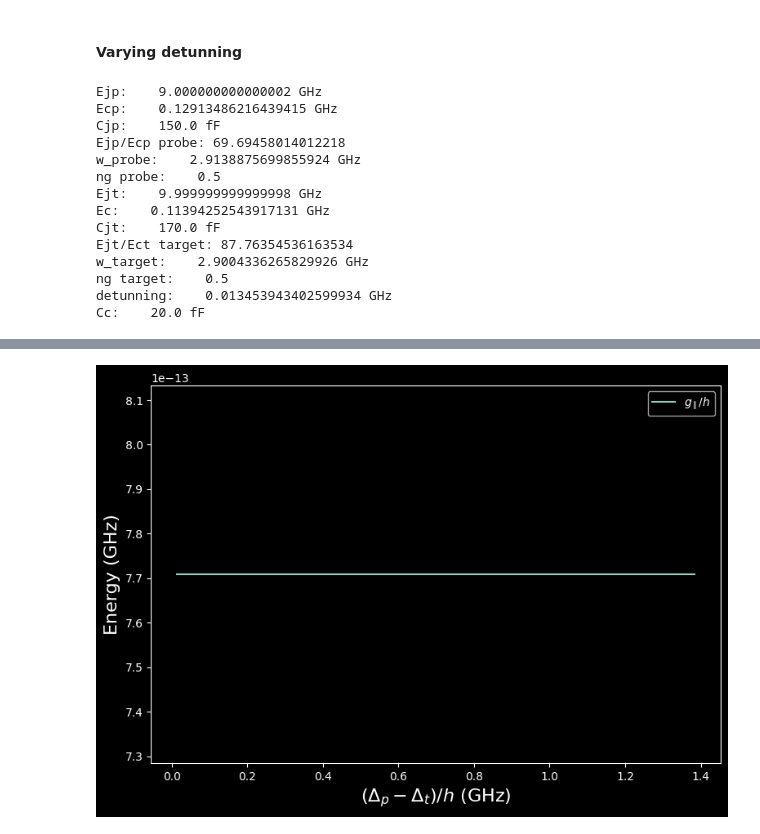
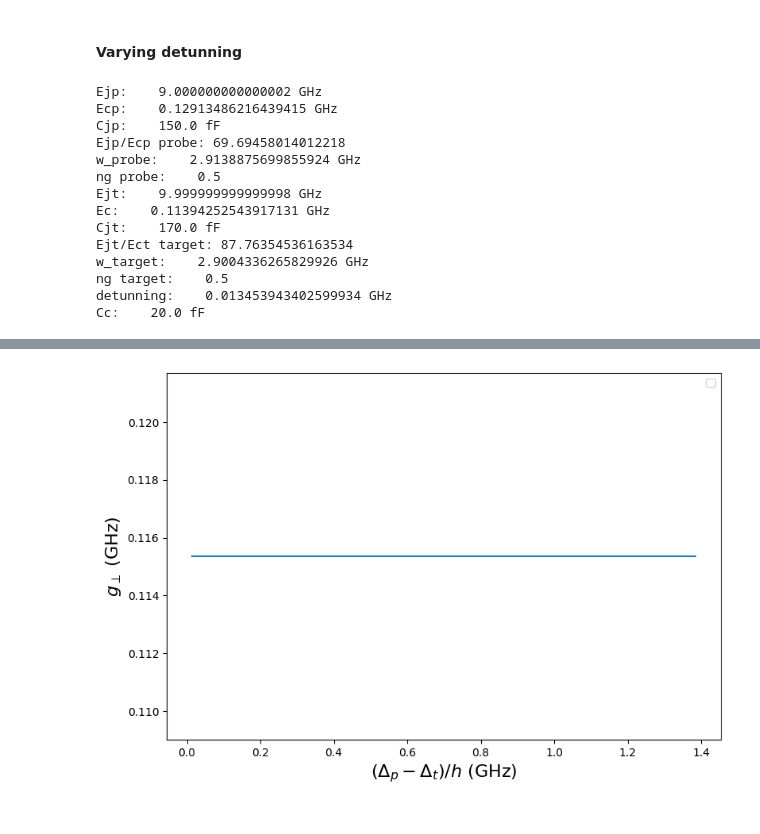
Before and after one commit to balerat/Master-thesis---Superconducting-circuit-analysis, a Jupyter notebook: main/Direct Capacity Coupling.ipynb, the cells around one changed output, grey strips where cells are left out. Cells and saved outputs as stored; diff of their text form; code cells hidden in the pictures.

```diff
--- a/main/Direct Capacity Coupling.ipynb
+++ b/main/Direct Capacity Coupling.ipynb
@@ -33,7 +33,7 @@ sys.path.append(parent_dir)
 from lib.qubit import qubit
 from lib.circuit_cap_coupling import circuit_cap
 
-plt.style.use("dark_background")
+# plt.style.use("dark_background")
 thememap = 'viridis'
 
 # Setting up constants
@@ -159,13 +150,13 @@ if type(kin_target) == scipy.sparse.csr_matrix:
 f = plt.figure(figsize=(15,7))
 
 ax1 = f.add_subplot(121)
-ax1.title.set_text('Kinetic Matrix of the Target Qubit')
-im1 = ax1.imshow(np.real(kin_target), cmap=plt.get_cmap(thememap))
+ax1.title.set_text('Kinetic Matrix of the Target Qubit in Ghz')
+im1 = ax1.imshow(np.absolute(kin_target.full()) * 1e-9 / constants.h, cmap=plt.get_cmap(thememap))
 f.colorbar(im1)
 
 ax2 = f.add_subplot(122)
-ax2.title.set_text('Potential Matrix of the Target Qubit')
-im2 = ax2.imshow(np.real(pot_target), cmap=plt.get_cmap(thememap))
+ax2.title.set_text('Potential Matrix of the Target Qubit in Ghz')
+im2 = ax2.imshow(np.absolute(pot_target.full()) * 1e-9 / constants.h, cmap=plt.get_cmap(thememap))
 f.colorbar(im2)
 ax1.grid(False)
 ax2.grid(False)
@@ -1158,12 +1149,12 @@ for Ejt in tqdm(Ejts):
 with plt.style.context([]):
     fig = plt.figure(figsize=(15,7))
     ax1 = fig.add_subplot(121)
-    pparam = dict(xlabel='$E_{Jp}$ (GHz)', ylabel='$g perp / h$ (GHz)')
+    pparam = dict(xlabel='$E_{Jp}$ (GHz)', ylabel='$g_{\perp}/ h$ (GHz)')
     ax1.plot([val * 1e-9 for val in Ejps], [np.abs(g_parr) * 1e-9 / h for g_parr in fig_data_Ejp_g_parr])
     ax1.set(**pparam)
     ax1.xaxis.label.set_size(16)
     ax1.yaxis.label.set_size(16)
-    pparam = dict(xlabel='$E_{Jt}$ (GHz)', ylabel='$g perp / h$ (GHz)')
+    pparam = dict(xlabel='$E_{Jt}$ (GHz)', ylabel='$g _{\perp} / h$ (GHz)')
     ax2 = fig.add_subplot(122)
     ax2.plot([val * 1e-9 for val in Ejts], [np.abs(g_parr) * 1e-9 / h for g_parr in fig_data_Ejt_g_parr])
     ax2.set(**pparam)
@@ -1236,14 +1227,14 @@ for Ct in tqdm(fig_pt_detuning_Ct):
 
 with plt.style.context([]):
     fig = plt.figure(figsize=(15,7))
-    pparam = dict(xlabel='$C_{p}$ (fF)', ylabel='$g_\\parallel / h$ (GHz)')
+    pparam = dict(xlabel='$C_{p}$ (fF)', ylabel='$g_{\parallel} / h$ (GHz)')
     ax1 = fig.add_subplot(121)
     ax1.plot([val * 1e15 for val in Cps], [np.abs(g_parr) * 1e-9 / h for g_parr in fig_pt_detuning_Cp_g_parr])
     ax1.set(**pparam)
     ax1.xaxis.label.set_size(16)
     ax1.yaxis.label.set_size(16)
 
-    pparam = dict(xlabel='$C_{p}$ (fF)', ylabel='$g_\\perp / h$ (Hz)')
+    pparam = dict(xlabel='$C_{p}$ (fF)', ylabel='$g_{\perp} / h$ (Hz)')
     ax2 = fig.add_subplot(122)
     ax2.plot([val * 1e15 for val in Cps], [np.abs(g_perp) / h for g_perp in fig_pt_detuning_Cp_g_perp])
     ax2.set(**pparam)
@@ -1255,14 +1246,14 @@ pparam = dict(xlabel='$C_t$ (fF)', ylabel='$g_\\parallel / h$ (GHz)')
 
 with plt.style.context([]):
     fig = plt.figure(figsize=(15,7))
-    pparam = dict(xlabel='$C_t$ (fF)', ylabel='$g_\\parallel / h$ (GHz)')
+    pparam = dict(xlabel='$C_t$ (fF)', ylabel='$g_{\parallel} / h$ (GHz)')
     ax1 = fig.add_subplot(121)
     ax1.plot([val * 1e15 for val in fig_pt_detuning_Ct], [np.abs(g_parr) * 1e-9 / h for g_parr in fig_pt_detuning_Ct_g_parr])
     ax1.set(**pparam)
     ax1.xaxis.label.set_size(16)
     ax1.yaxis.label.set_size(16)
 
-    pparam = dict(xlabel='$C_t$ (fF)', ylabel='$g_\\perp / h$ (Hz)')
+    pparam = dict(xlabel='$C_t$ (fF)', ylabel='$g_{\perp} / h$ (Hz)')
     ax2 = fig.add_subplot(122)
     ax2.plot([val * 1e15 for val in fig_pt_detuning_Ct], [np.abs(g_perp) / h for g_perp in fig_pt_detuning_Ct_g_perp])
     ax2.set(**pparam)
@@ -1308,7 +1316,7 @@ for Ejt in tqdm(fig_pt_detuning_Ejt):
     system_9.target.Ej = Ejt * h
 
     # Full Hamiltonina Approach
-    g_parr = system_9.get_g_parr_cb(update=True)
+    g_parr = system_9.get_g_perp_cb(update=True)
     fig_pt_detuning_Ejt_g_parr.append(g_parr)
 
     delta_t = system_9.get_omega_target()
@@ -1317,11 +1325,11 @@ for Ejt in tqdm(fig_pt_detuning_Ejt):
     delta_p = system_9.get_omega_probe()
     fig_pt_detuning_Ejt_delta_p.append(delta_p)
 
-pparam = dict(xlabel='$(\\Delta_p - \\Delta_t) / h$ (GHz)', ylabel='Energy (GHz)')
+pparam = dict(xlabel='$(\\Delta_p - \\Delta_t) / h$ (GHz)', ylabel='$g_{\perp}$ (GHz)')
 
 with plt.style.context([]):
     fig, ax = plt.subplots(figsize=(9,6))
-    ax.plot([(np.abs(fig_pt_detuning_Ejt_delta_p[idx]) - np.abs(fig_pt_detuning_Ejt_delta_t[idx])) * 1e-9 / h for idx in range(len(fig_pt_detuning_Ejt))], [np.abs(g_parr) * 1e-9 / h for g_parr in fig_pt_detuning_Ejt_g_parr], label='$g_\parallel / h$')
+    ax.plot([(np.abs(fig_pt_detuning_Ejt_delta_p[idx]) - np.abs(fig_pt_detuning_Ejt_delta_t[idx])) * 1e-9 / h for idx in range(len(fig_pt_detuning_Ejt))], [np.abs(g_parr) * 1e-9 / h for g_parr in fig_pt_detuning_Ejt_g_parr])
     ax.set(**pparam)
     plt.legend()
     ax.xaxis.label.set_size(16)
@@ -1346,4 +1355,4 @@ Cc:    20.0 fF
-[figure, old version]
+[figure, new version]
 # %%
 # Initialize transmon
 
```
Also changed, not shown: parts of 11 cells of this notebook, 5 other files.
